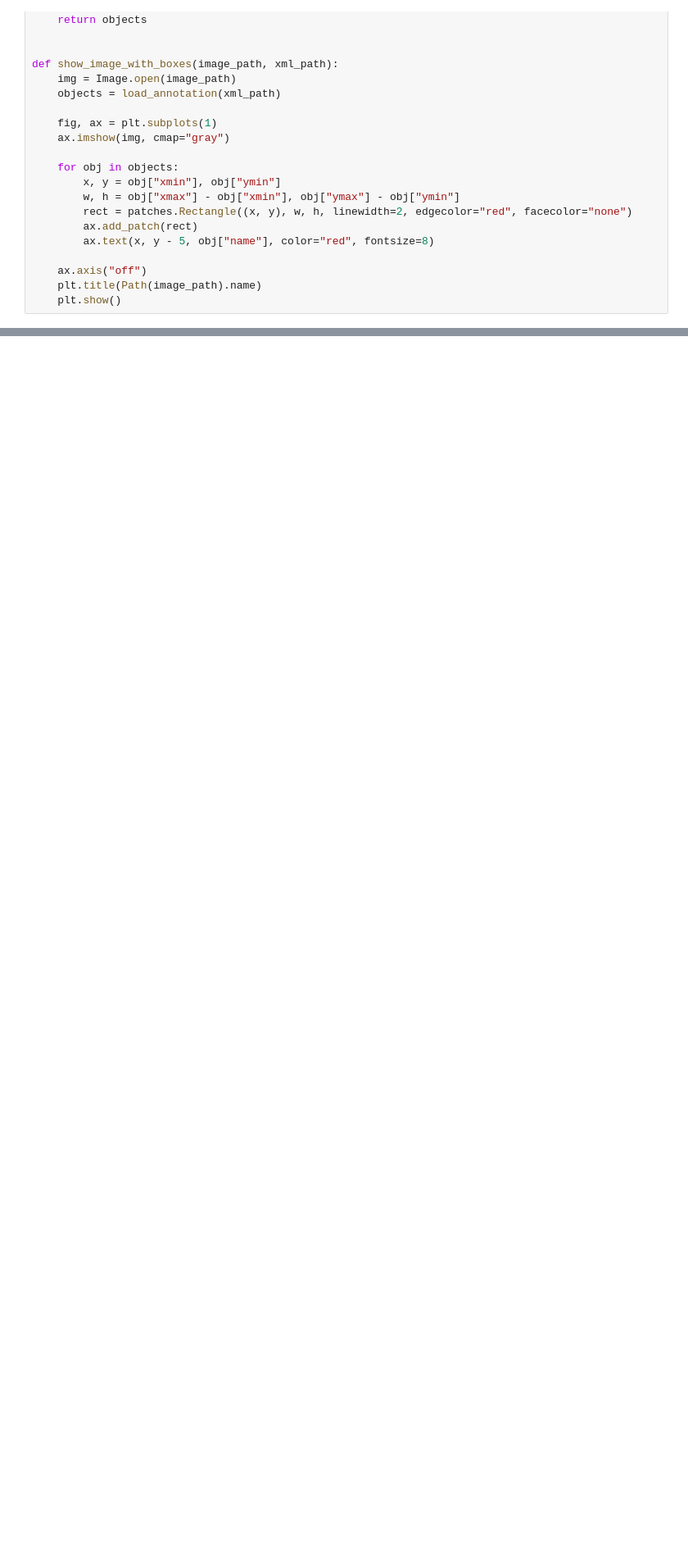
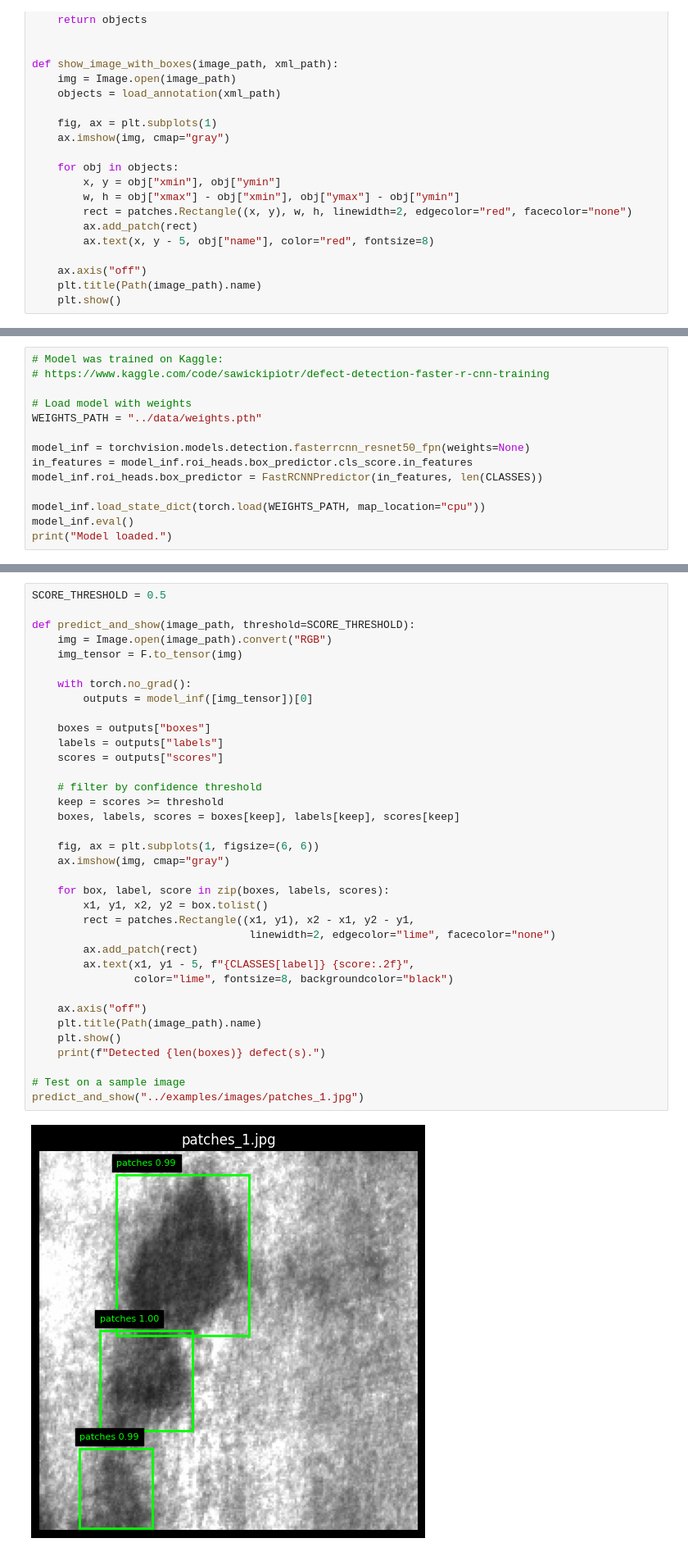
Before and after one commit to piotr-sawicki/defect-detection-system, a Jupyter notebook: notebooks/exploration.ipynb, the cells around one changed output, grey strips where cells are left out. Shown at 82% size. Saved outputs shown, nothing was run; the diff lists cells and outputs as text; blank space fills up the shorter version.

Commit message:
Fast R-CNN loaded and compared with GT

```diff
--- a/notebooks/exploration.ipynb
+++ b/notebooks/exploration.ipynb
@@ -54,0 +110,14 @@ show_image_with_boxes(image_path, xml_path)
+# %%
+# Model was trained on Kaggle:
+# https://www.kaggle.com/code/sawickipiotr/defect-detection-faster-r-cnn-training
+
+# Load model with weights
+WEIGHTS_PATH = "../data/weights.pth"
+
+model_inf = torchvision.models.detection.fasterrcnn_resnet50_fpn(weights=None)
+in_features = model_inf.roi_heads.box_predictor.cls_score.in_features
+model_inf.roi_heads.box_predictor = FastRCNNPredictor(in_features, len(CLASSES))
+
+model_inf.load_state_dict(torch.load(WEIGHTS_PATH, map_location="cpu"))
+model_inf.eval()
+print("Model loaded.")
@@ -54,0 +126,38 @@ show_image_with_boxes(image_path, xml_path)
+# %%
+SCORE_THRESHOLD = 0.5
+
+def predict_and_show(image_path, threshold=SCORE_THRESHOLD):
+    img = Image.open(image_path).convert("RGB")
+    img_tensor = F.to_tensor(img)
+
+    with torch.no_grad():
+        outputs = model_inf([img_tensor])[0]
+
+    boxes = outputs["boxes"]
+    labels = outputs["labels"]
+    scores = outputs["scores"]
+
+    # filter by confidence threshold
+    keep = scores >= threshold
+    boxes, labels, scores = boxes[keep], labels[keep], scores[keep]
+
+    fig, ax = plt.subplots(1, figsize=(6, 6))
+    ax.imshow(img, cmap="gray")
+
+    for box, label, score in zip(boxes, labels, scores):
+        x1, y1, x2, y2 = box.tolist()
+        rect = patches.Rectangle((x1, y1), x2 - x1, y2 - y1,
+                                  linewidth=2, edgecolor="lime", facecolor="none")
+        ax.add_patch(rect)
+        ax.text(x1, y1 - 5, f"{CLASSES[label]} {score:.2f}",
+                color="lime", fontsize=8, backgroundcolor="black")
+
+    ax.axis("off")
+    plt.title(Path(image_path).name)
+    plt.show()
+    print(f"Detected {len(boxes)} defect(s).")
+
+# Test on a sample image
+predict_and_show("../examples/images/patches_1.jpg")
+# %% [output]
+[figure, added]
```
Also changed, not shown: parts of 9 cells of this notebook.
